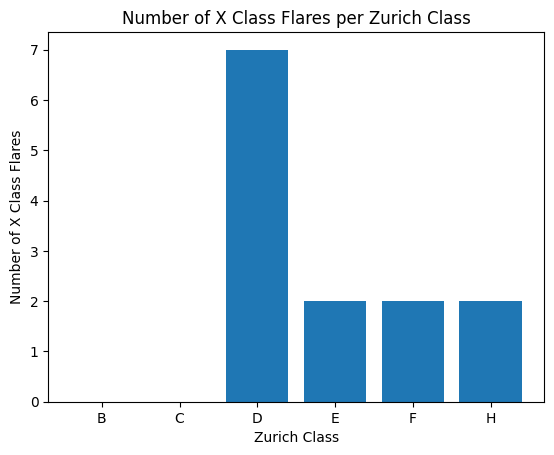
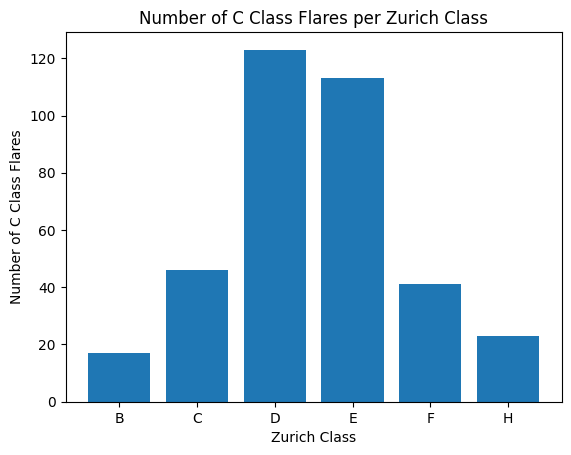
The notebook cell's code change between the first figure and the second:
--- before
+++ after
@@ -1,6 +1,6 @@
-z_v_x_class_counts = df.groupby("zurich_class")["x_class_flares"].sum()
-plt.bar(z_v_x_class_counts.index, z_v_x_class_counts.values)
-plt.title("Number of X Class Flares per Zurich Class")
+z_v_c_class_counts = df.groupby("zurich_class")["c_class_flares"].sum()
+plt.bar(z_v_c_class_counts.index, z_v_c_class_counts.values)
+plt.title("Number of C Class Flares per Zurich Class")
 plt.xlabel("Zurich Class")
-plt.ylabel("Number of X Class Flares")
+plt.ylabel("Number of C Class Flares")
 plt.show()

Commit: I finished all of the comparisons between Z class and flares, the D class sunspots give off the most flares. My TA said that I should make a different type of visualization, aka have variance in my visualizations. I will tackle that goal tmrw.